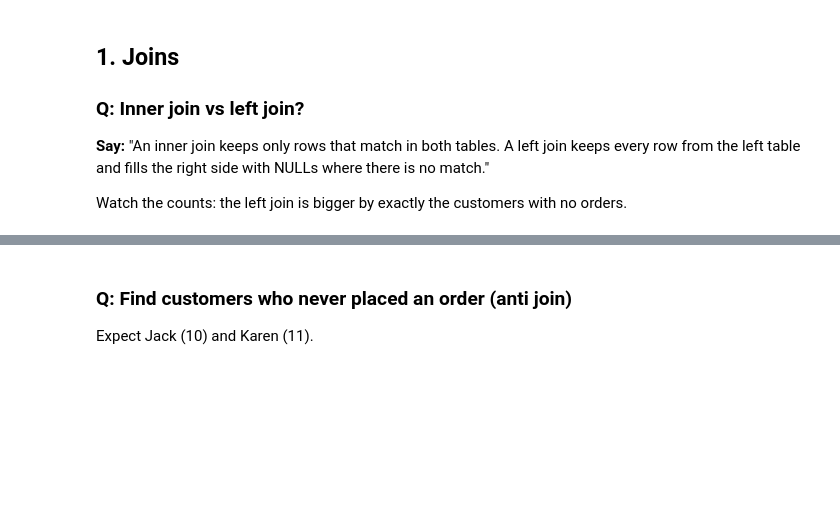
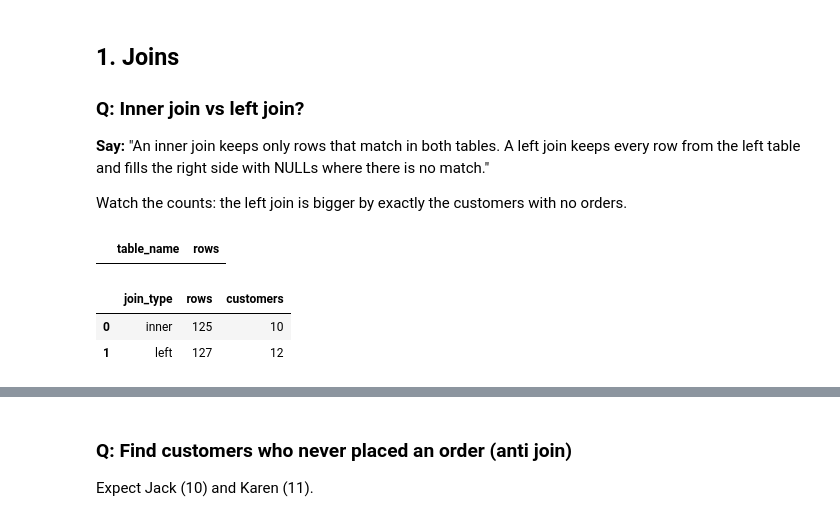
Before and after one commit to irajput215/databricks-wanderbricks, a Jupyter notebook: de-interview-prep/notebooks/21_sql_screening_drills.ipynb, the cells around one changed output, grey strips where cells are left out. Cells and saved outputs as stored; diff of their text form; code cells hidden in the pictures; blank space fills up the shorter version.

```diff
--- a/de-interview-prep/notebooks/21_sql_screening_drills.ipynb
+++ b/de-interview-prep/notebooks/21_sql_screening_drills.ipynb
@@ -61,6 +70,27 @@ p("SELECT table_name, estimated_size AS rows FROM duckdb_tables() WHERE database
 left table and fills the right side with NULLs where there is no match."
 
 Watch the counts: the left join is bigger by exactly the customers with no orders.
+# %%
+df = q('''
+    SELECT table_name, estimated_size AS rows FROM duckdb_tables() WHERE database_name = 'practice' ORDER BY 1
+''')
+df
+# %% [output]
+|  | table_name | rows |
+# %%
+p('''
+select 'inner' as join_type, count(*) as rows, count(distinct c.customer_id) as customers
+from customers c
+inner join orders o on c.customer_id = o.customer_id
+union all
+select 'left' as join_type, count(*) as rows, count(distinct c.customer_id) as customers
+from customers c
+left join orders o on c.customer_id = o.customer_id
+''')
+# %% [output]
+|  | join_type | rows | customers |
+| 0 | inner | 125 | 10 |
+| 1 | left | 127 | 12 |
 # %%
 p('''
 SELECT 'inner' AS join_type, COUNT(*) AS rows, COUNT(DISTINCT c.customer_id) AS customers
```
Also changed, not shown: parts of 11 cells of this notebook.
